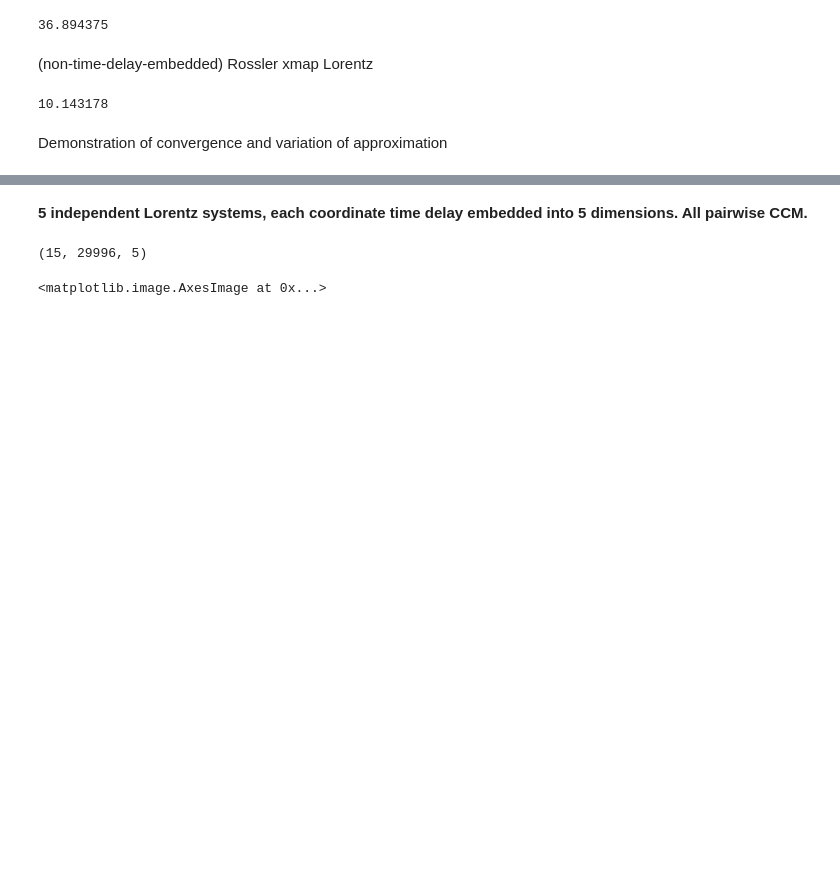
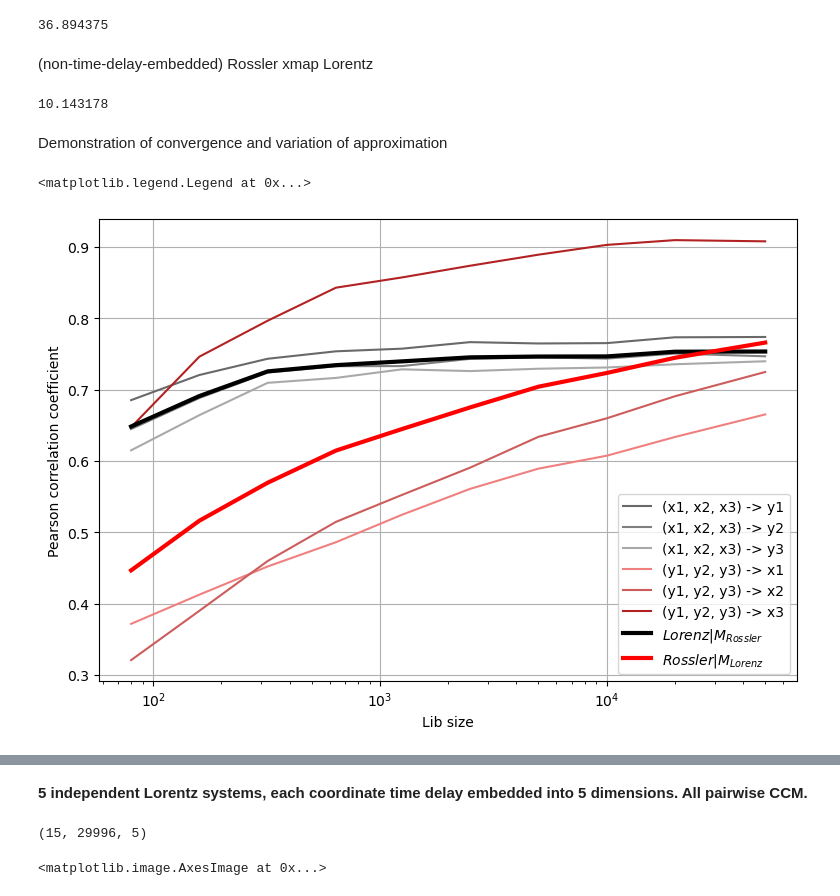
Before and after one commit to z7743/FastCCM, a Jupyter notebook: notebooks/FastCCM usage examples.ipynb, the cells around one changed output, grey strips where cells are left out. Drawn from its saved outputs; the diff is of its cells as text; code cells hidden in the pictures; blank space fills up the shorter version.

```diff
--- a/notebooks/FastCCM usage examples.ipynb
+++ b/notebooks/FastCCM usage examples.ipynb
@@ -40,3 +40,35 @@ ccm.compute(X[:,3:][None],X[:,:3][None],subset_size=5000,subsample_size=500,excl
 10.143178
 # %% [markdown]
 Demonstration of convergence and variation of approximation
+# %%
+conv_test_res = CCM_utils.Functions("cpu").convergence_test(X = X[:,:3][None], Y = X[:,3:][None],
+                                       subset_sizes = [80, 160, 320, 640, 1250, 2500, 5000, 10000, 20000, 50000],
+                                       subsample_size=1000, exclusion_rad=20, tp=0, method="simplex",trials=20, nbrs_num = 5)
+# %%
+# Plot for (x1, x2, x3) -> y1, y2, y3 using shades of black/gray
+plt.figure(figsize=(9,6))
+plt.plot(conv_test_res["subset_sizes"], conv_test_res["X_to_Y"].mean(axis=1)[:, 0, 0, 0], label="(x1, x2, x3) -> y1", color="dimgray")
+plt.plot(conv_test_res["subset_sizes"], conv_test_res["X_to_Y"].mean(axis=1)[:, 1, 0, 0], label="(x1, x2, x3) -> y2", color="gray")
+plt.plot(conv_test_res["subset_sizes"], conv_test_res["X_to_Y"].mean(axis=1)[:, 2, 0, 0], label="(x1, x2, x3) -> y3", color="darkgray")
+
+# Plot for (y1, y2, y3) -> x1, x2, x3 using shades of red
+plt.plot(conv_test_res["subset_sizes"], conv_test_res["Y_to_X"].mean(axis=1)[:, 0, 0, 0], label="(y1, y2, y3) -> x1", color="lightcoral")
+plt.plot(conv_test_res["subset_sizes"], conv_test_res["Y_to_X"].mean(axis=1)[:, 1, 0, 0], label="(y1, y2, y3) -> x2", color="indianred")
+plt.plot(conv_test_res["subset_sizes"], conv_test_res["Y_to_X"].mean(axis=1)[:, 2, 0, 0], label="(y1, y2, y3) -> x3", color="firebrick")
+
+plt.plot(conv_test_res["subset_sizes"], conv_test_res["X_to_Y"].mean(axis=1)[:,:,0,0].mean(axis=1),
+        label="$Lorenz|M_{Rossler}$",
+        lw=3,c="black")
+
+plt.plot(conv_test_res["subset_sizes"], conv_test_res["Y_to_X"].mean(axis=1)[:,:,0,0].mean(axis=1),
+        label="$Rossler|M_{Lorenz}$",
+        lw=3,c="red",
+        )
+plt.xscale("log")
+plt.xlabel("Lib size")
+plt.ylabel("Pearson correlation coefficient")
+plt.grid()
+plt.legend()
+# %% [output]
+<matplotlib.legend.Legend at 0x...>
+[figure, added]
```
Also changed, not shown: parts of 11 cells of this notebook, 2 other files.
